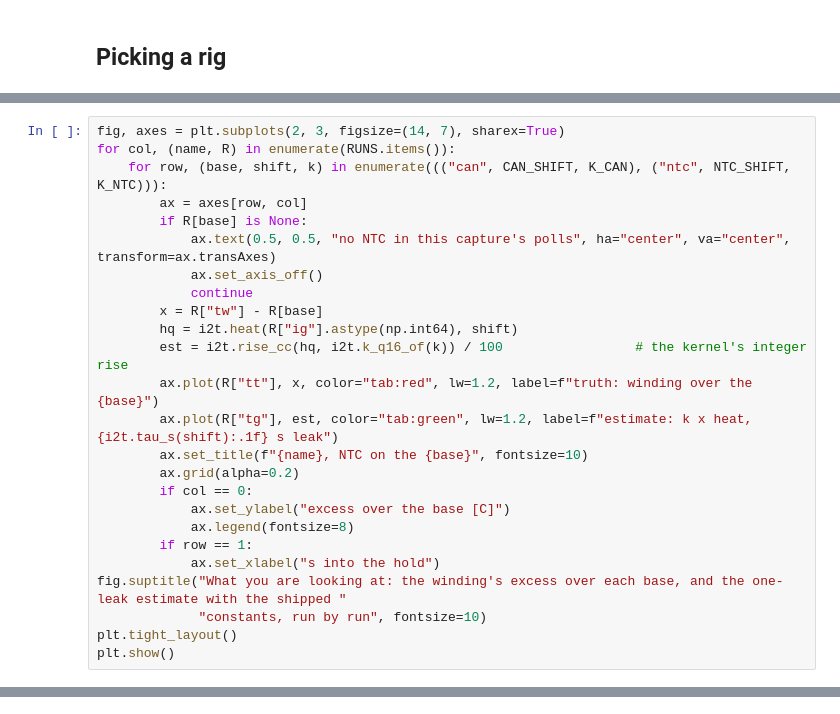
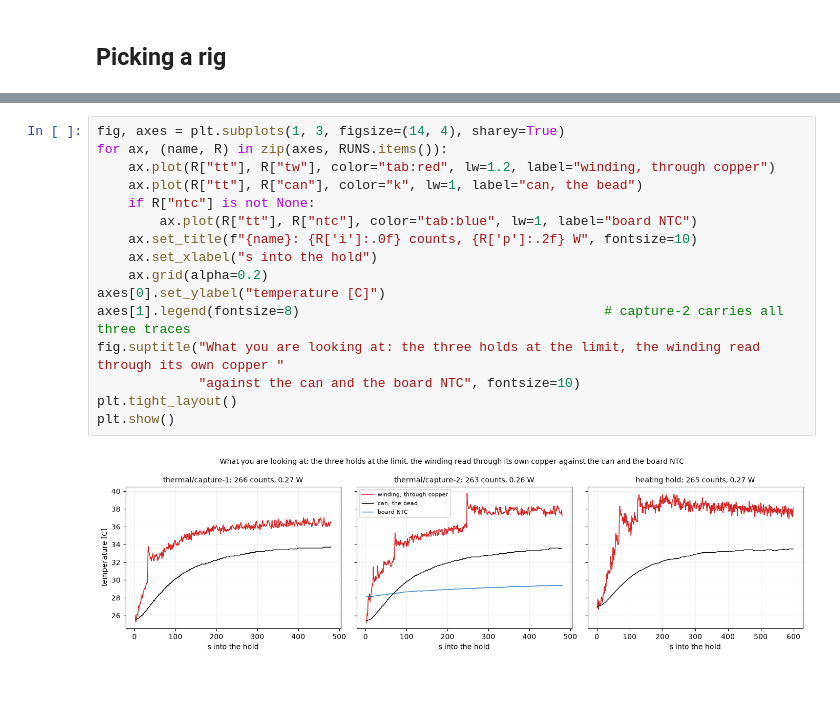
Before and after one commit to OpenServoCore/open-servo-core, a Jupyter notebook: notebooks/21-i2t-winding-estimate.ipynb, the cells around one changed output, grey strips where cells are left out. Saved outputs shown, nothing was run; the diff lists cells and outputs as text; blank space fills up the shorter version.

```diff
--- a/notebooks/21-i2t-winding-estimate.ipynb
+++ b/notebooks/21-i2t-winding-estimate.ipynb
@@ -326,25 +23,0 @@ shipped k, NTC on the board NTC: 0.01084 cC/count^2 = Q0.16 710, 29.5 C/W over 4
-# %%
-fig, axes = plt.subplots(2, 3, figsize=(14, 7), sharex=True)
-for col, (name, R) in enumerate(RUNS.items()):
-    for row, (base, shift, k) in enumerate((("can", CAN_SHIFT, K_CAN), ("ntc", NTC_SHIFT, K_NTC))):
-        ax = axes[row, col]
-        if R[base] is None:
-            ax.text(0.5, 0.5, "no NTC in this capture's polls", ha="center", va="center", transform=ax.transAxes)
-            ax.set_axis_off()
-            continue
-        x = R["tw"] - R[base]
-        hq = i2t.heat(R["ig"].astype(np.int64), shift)
-        est = i2t.rise_cc(hq, i2t.k_q16_of(k)) / 100                 # the kernel's integer rise
-        ax.plot(R["tt"], x, color="tab:red", lw=1.2, label=f"truth: winding over the {base}")
-        ax.plot(R["tg"], est, color="tab:green", lw=1.2, label=f"estimate: k x heat, {i2t.tau_s(shift):.1f} s leak")
-        ax.set_title(f"{name}, NTC on the {base}", fontsize=10)
-        ax.grid(alpha=0.2)
-        if col == 0:
-            ax.set_ylabel("excess over the base [C]")
-            ax.legend(fontsize=8)
-        if row == 1:
-            ax.set_xlabel("s into the hold")
-fig.suptitle("What you are looking at: the winding's excess over each base, and the one-leak estimate with the shipped "
-             "constants, run by run", fontsize=10)
-plt.tight_layout()
-plt.show()
@@ -525,0 +259,18 @@ Let me know what the teardown weighs.
+# %%
+fig, axes = plt.subplots(1, 3, figsize=(14, 4), sharey=True)
+for ax, (name, R) in zip(axes, RUNS.items()):
+    ax.plot(R["tt"], R["tw"], color="tab:red", lw=1.2, label="winding, through copper")
+    ax.plot(R["tt"], R["can"], color="k", lw=1, label="can, the bead")
+    if R["ntc"] is not None:
+        ax.plot(R["tt"], R["ntc"], color="tab:blue", lw=1, label="board NTC")
+    ax.set_title(f"{name}: {R['i']:.0f} counts, {R['p']:.2f} W", fontsize=10)
+    ax.set_xlabel("s into the hold")
+    ax.grid(alpha=0.2)
+axes[0].set_ylabel("temperature [C]")
+axes[1].legend(fontsize=8)                                       # capture-2 carries all three traces
+fig.suptitle("What you are looking at: the three holds at the limit, the winding read through its own copper "
+             "against the can and the board NTC", fontsize=10)
+plt.tight_layout()
+plt.show()
+# %% [output]
+[figure, added]
```
Also changed, not shown: parts of 52 cells of this notebook, 2 other files.
